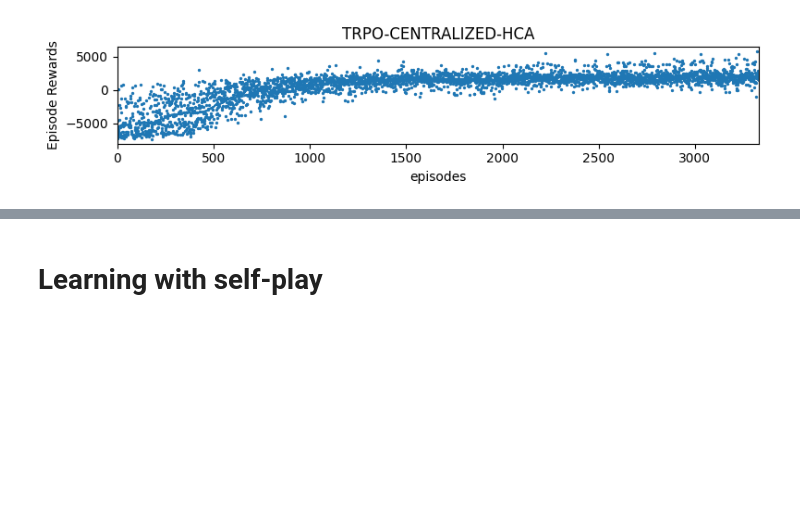
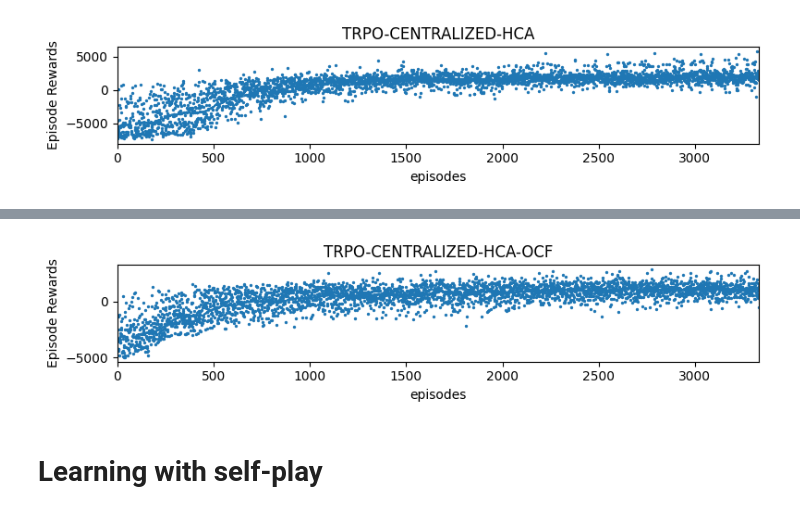
Before and after one commit to TheShenk/hai-nonconflict-action-learning, a Jupyter notebook: experiments.ipynb, the cells around one changed output, grey strips where cells are left out. Cells and saved outputs as stored; diff of their text form; code cells hidden in the pictures; blank space fills up the shorter version.

Commit message:
feat(experiments): add trpo with rewrd coefficients from optuna

```diff
--- a/experiments.ipynb
+++ b/experiments.ipynb
@@ -1422,0 +1425,25 @@ display.clear_output(wait=True)
+# %%
+from sb3_contrib import TRPO
+ALGORITHM_NAME="trpo-centralized-hca-ocf"
+
+log_dir = f"logs/futbol/{ALGORITHM_NAME}"
+tensorboard_log_dir = f"tensorboard/log/{ALGORITHM_NAME}"
+
+def init_football_env(team_reward, ball_reward):
+    env = gym.make('Futbol2v2-v1',
+                   action_space_type=["box", "box"],
+                   team_reward_coeff=team_reward, ball_reward_coeff=ball_reward)
+    env.set_team_b_model(utils.MultiModelAgent([
+        SimpleAttackingAgent(env, 0),
+        SimpleGoalkeeperAgent(env, 1)
+    ]))
+    return env
+
+eval_env = Monitor(init_football_env(10, 10))
+env = make_vec_env(lambda: init_football_env(8, 0), n_envs=4, monitor_dir=log_dir)
+
+eval_callback = EvalCallback(eval_env, best_model_save_path=f'./models/footbol/{ALGORITHM_NAME}/', eval_freq=2400, render=False)
+
+model = TRPO("MlpPolicy", env, device="cpu", tensorboard_log=tensorboard_log_dir)
+# %%
+model.learn(total_timesteps=timesteps, callback=eval_callback)
@@ -1423,3 +1469,11 @@ display.clear_output(wait=True)
+# %%
+model.save(f'./models/footbol/{ALGORITHM_NAME}/last_model')
+env.close()
+results_plotter.plot_results([log_dir], timesteps, results_plotter.X_EPISODES, ALGORITHM_NAME.upper())
+display.display(plt.gcf())
+display.clear_output(wait=True)
+# %% [output]
+[figure, added]
 # %% [markdown]
 # Learning with self-play
 # %%
```
Also changed, not shown: parts of 2 cells of this notebook, 1 other file.
